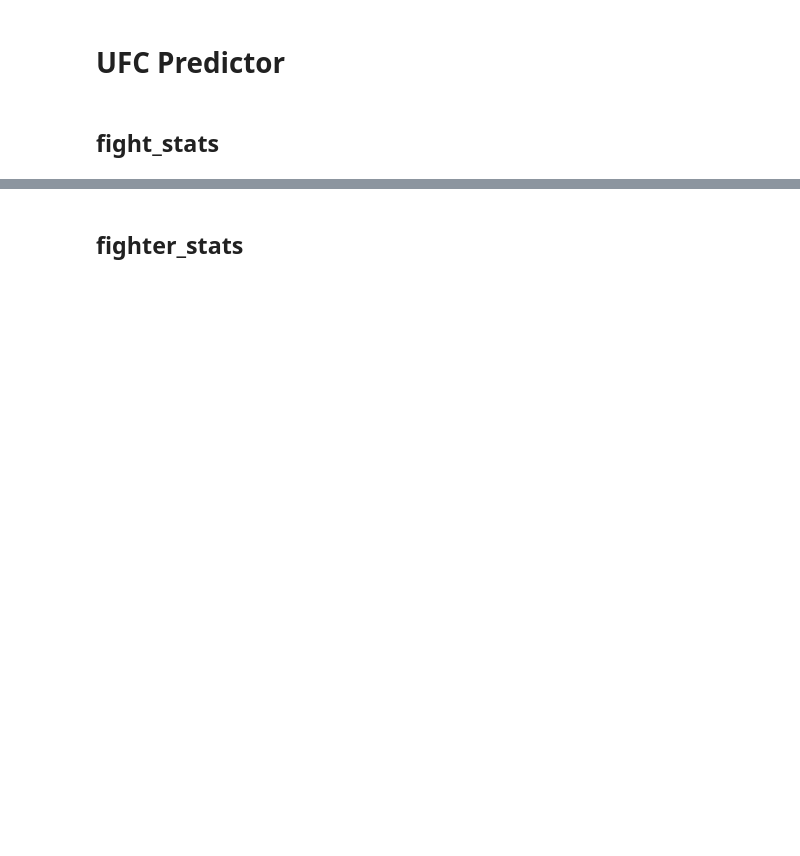
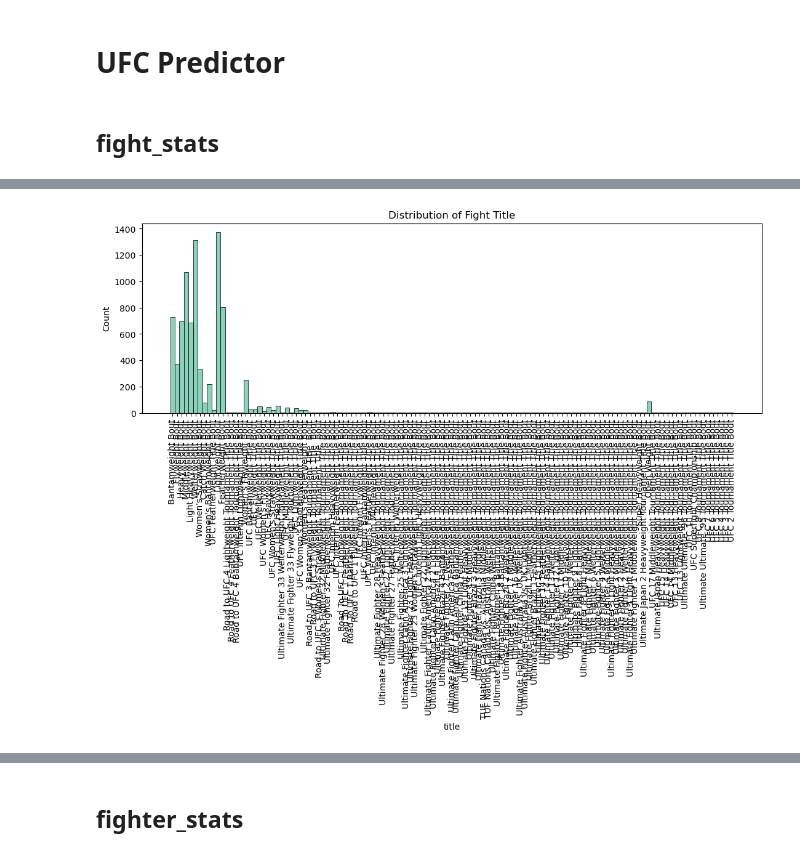
Before and after one commit to bpenaluna/ufc-stats, a Jupyter notebook: ufc_prediction.ipynb, the cells around one changed output, grey strips where cells are left out. Drawn from its saved outputs; the diff is of its cells as text; code cells hidden in the pictures; blank space fills up the shorter version.

```diff
--- a/ufc_prediction.ipynb
+++ b/ufc_prediction.ipynb
@@ -87,3 +89,11 @@ fight_stats.head()
+# %%
+fig = plt.figure(figsize=(13, 4))
+
+sns.histplot(data=fight_stats, x='title')
+plt.title('Distribution of Fight Title')
+plt.xticks(rotation=90);
+# %% [output]
+[figure, added]
 # %%
 fight_stats.isna().sum()
 # %% [output]
```
Also changed, not shown: parts of 19 cells of this notebook, 7 other files.
